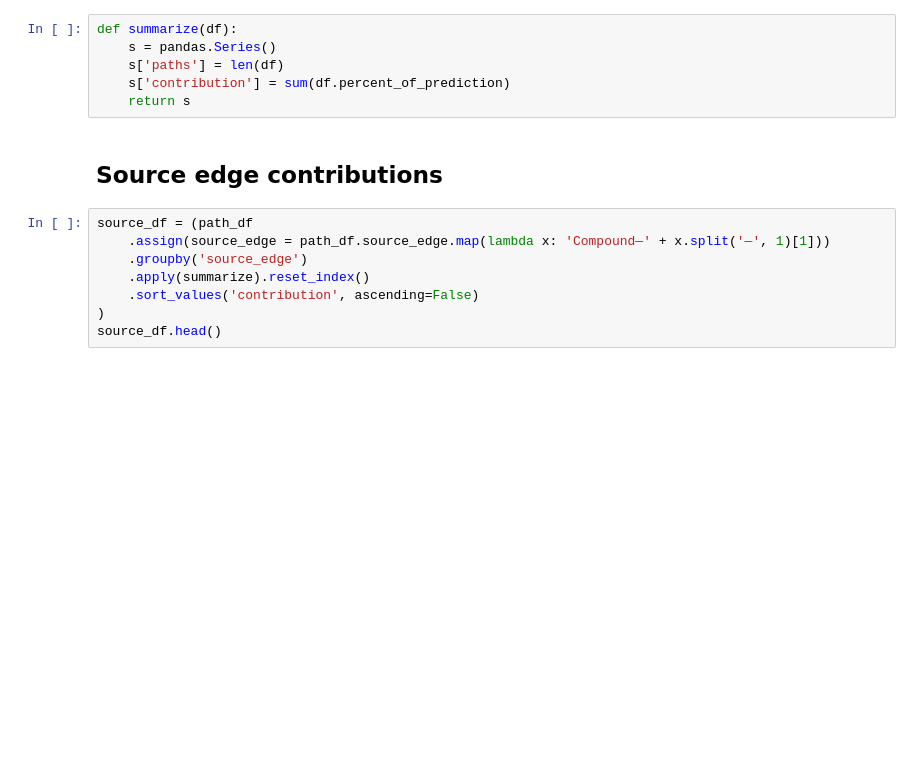
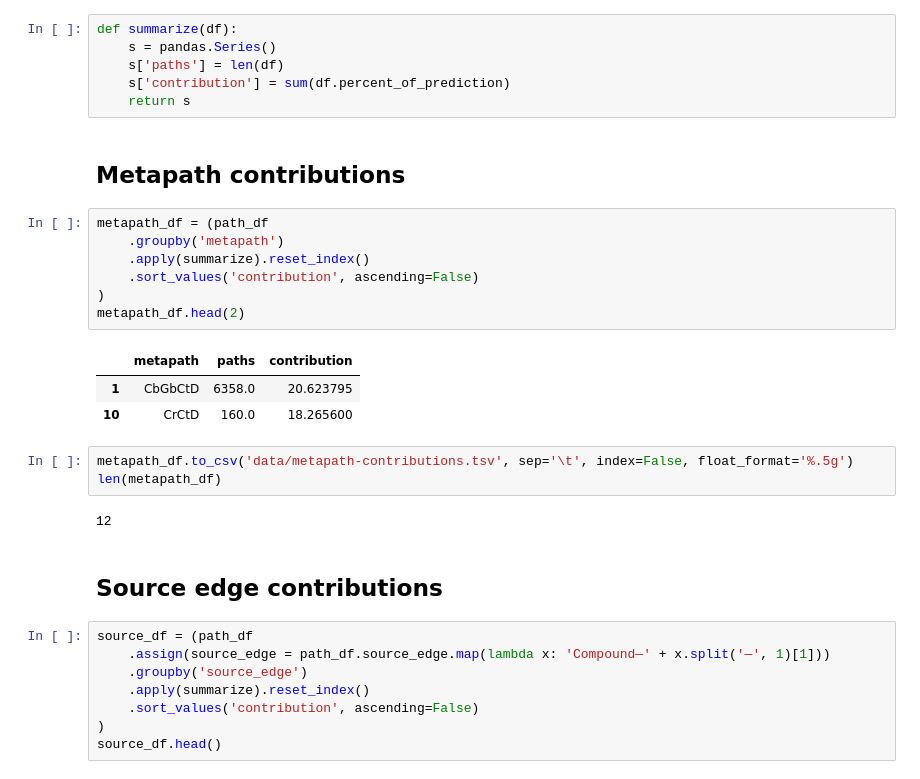
Before and after one commit to dhimmel/rephetio, a Jupyter notebook: epilepsy/3.contribution.ipynb, the cells around one changed output. Drawn from its saved outputs; the diff is of its cells as text; blank space fills up the shorter version.

```diff
--- a/epilepsy/3.contribution.ipynb
+++ b/epilepsy/3.contribution.ipynb
@@ -44,6 +44,24 @@ def summarize(df):
     s['paths'] = len(df)
     s['contribution'] = sum(df.percent_of_prediction)
     return s
+# %% [markdown]
+## Metapath contributions
+# %%
+metapath_df = (path_df
+    .groupby('metapath')
+    .apply(summarize).reset_index()
+    .sort_values('contribution', ascending=False)
+)
+metapath_df.head(2)
+# %% [output]
+|  | metapath | paths | contribution |
+| 1 | CbGbCtD | 6358.0 | 20.623795 |
+| 10 | CrCtD | 160.0 | 18.265600 |
+# %%
+metapath_df.to_csv('data/metapath-contributions.tsv', sep='\t', index=False, float_format='%.5g')
+len(metapath_df)
+# %% [output]
+12
 # %% [markdown]
 ## Source edge contributions
 # %%
```
Also changed, not shown: parts of 7 cells of this notebook, 2 other files.
